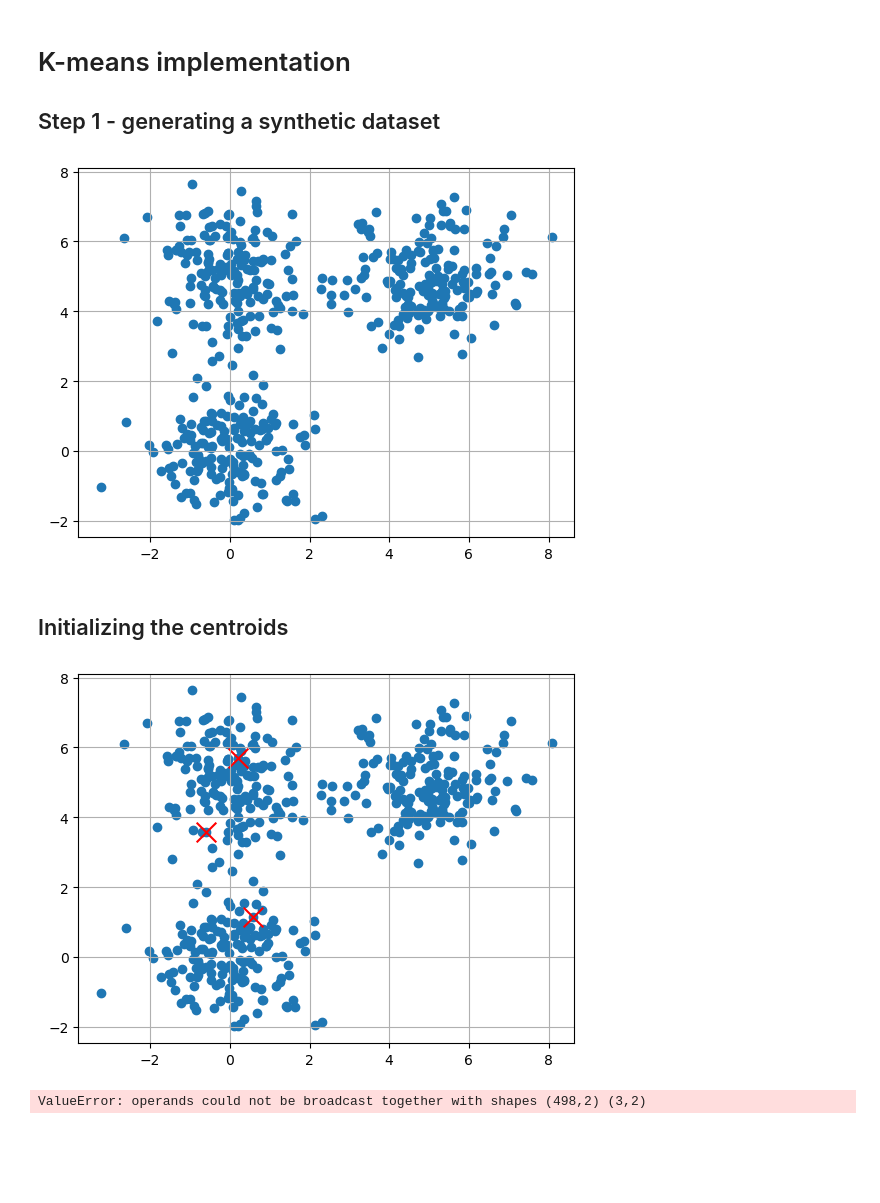
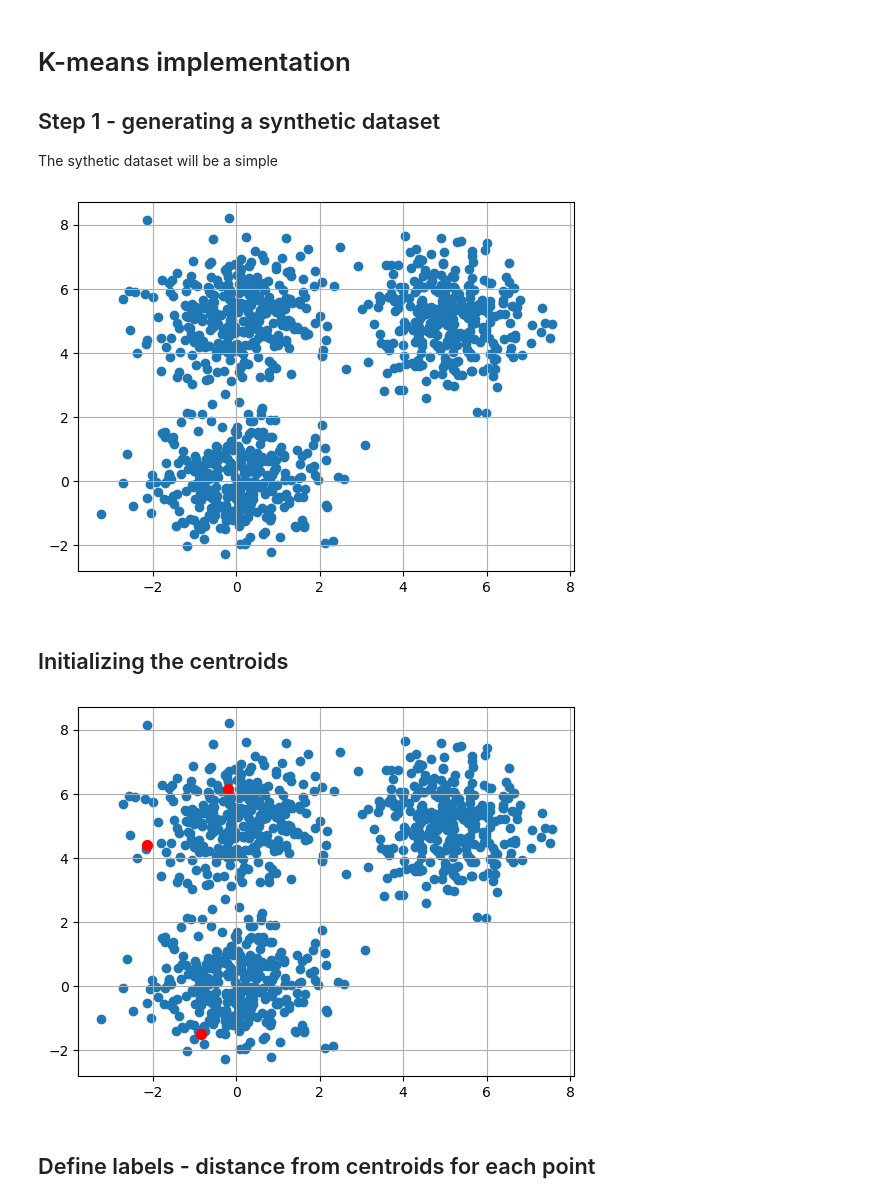
Before and after one commit to FeMaspe02/MLProject_MasperoFederico, a Jupyter notebook: MLProject.ipynb, the cells around one changed output. Drawn from its saved outputs; the diff is of its cells as text; code cells hidden in the pictures; blank space fills up the shorter version.

```diff
--- a/MLProject.ipynb
+++ b/MLProject.ipynb
@@ -1,13 +1,15 @@
 # %% [markdown]
 # K-means implementation
 ## Step 1 - generating a synthetic dataset
+
+The sythetic dataset will be a simple
 # %%
 import numpy as np
 import matplotlib.pyplot as plt
 from sklearn.datasets import make_blobs
 np.random.seed(42)
 
-n = 500
+n = 1000
 
 # cluster sizes
 n1 = n2 = n3 = n // 3
@@ -28,28 +30,37 @@ plt.scatter(X[:, 0], X[:, 1])
 plt.grid(True)
 plt.show()
 # %% [output]
-[figure, old version]
+[figure, new version]
 # %% [markdown]
 ## Initializing the centroids
 # %%
 k = 3
 centroids = []
 
 for i in range(k):
     centroid = X[np.random.choice(X.shape[0])]
     centroids.append(centroid)
 
 centroids = np.array(centroids)
 centroids
 plt.scatter(X[:, 0], X[:, 1])
 plt.scatter(centroids[:, 0], centroids[:, 1],
-            color='red', marker='x', s=200)
+            color='red', marker='.', s=200)
 
 plt.grid(True)
 plt.show()
 # %% [output]
-[figure, old version]
+[figure, new version]
+# %% [markdown]
+## Define labels - distance from centroids for each point
 # %%
-centroids.apply(np.sqrt(((X-centroids)**2).sum(axis=1)))
+def get_labels(X, centroids):
+    distances = []
+
+    for centroid in centroids:
+        dist = np.sqrt(np.sum((X - centroid)**2, axis=1))
+        distances.append(dist)
+
+    distances = np.array(distances).T
+
+    return np.argmin(distances, axis=1)
-# %% [output]
-ValueError: operands could not be broadcast together with shapes (498,2) (3,2)
```
Also changed, not shown: parts of 7 cells of this notebook.
